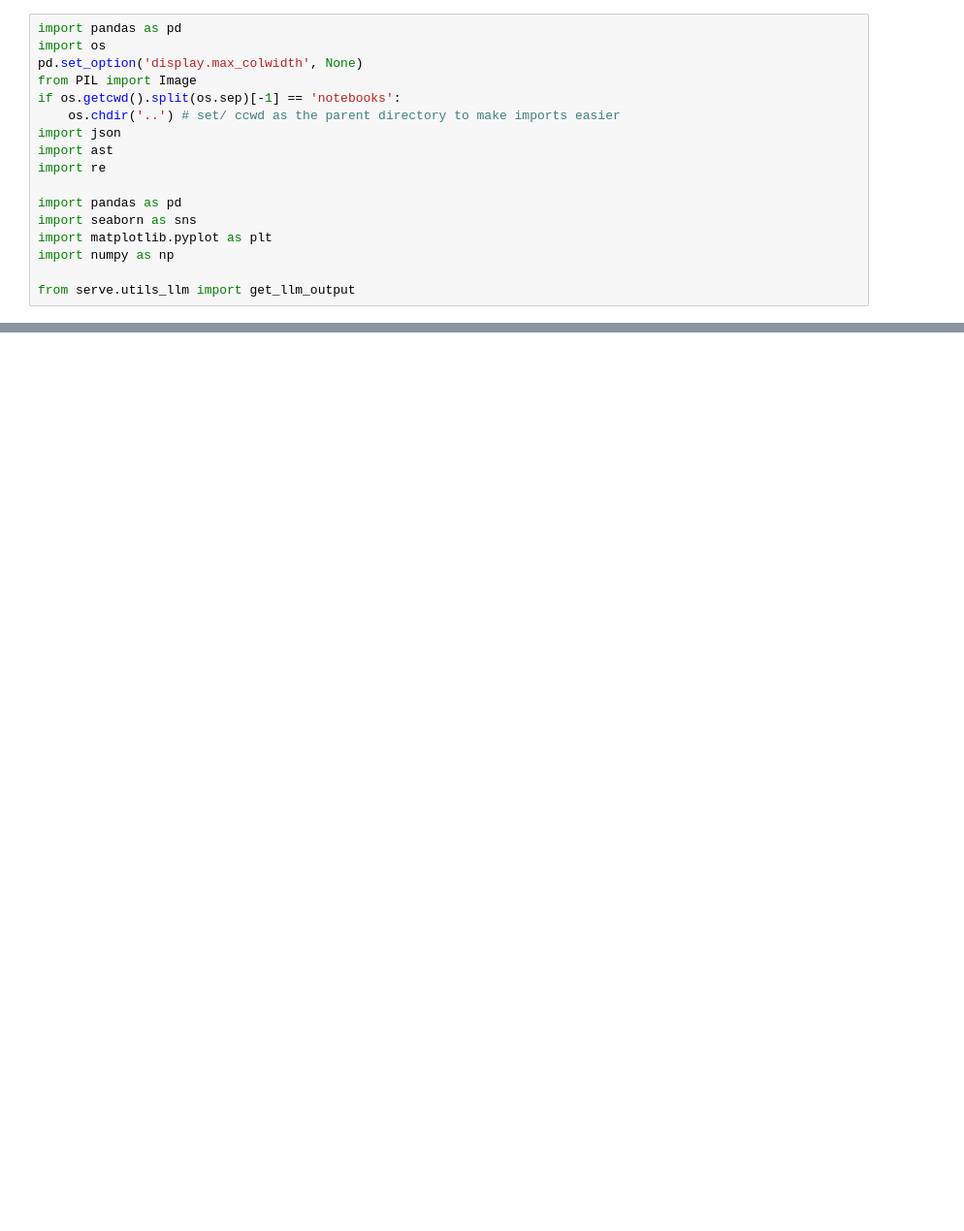
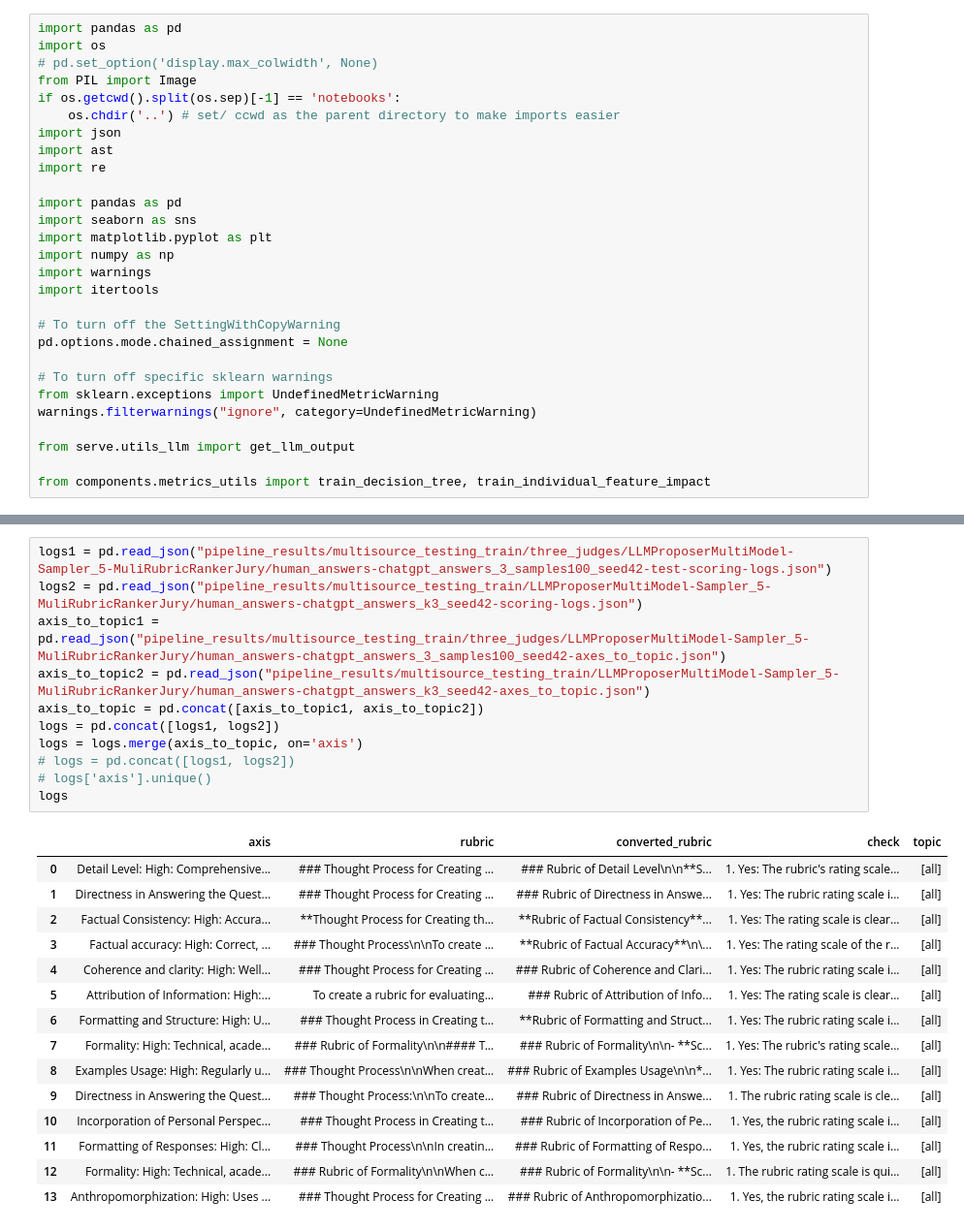
Before and after one commit to lisadunlap/Model-Book-Report, a Jupyter notebook: notebooks/playground.ipynb, the cells around one changed output, grey strips where cells are left out. Shown at 97% size. Saved outputs shown, nothing was run; the diff lists cells and outputs as text; blank space fills up the shorter version.

```diff
--- a/notebooks/playground.ipynb
+++ b/notebooks/playground.ipynb
@@ -1,7 +1,7 @@
 # %%
 import pandas as pd
 import os
-pd.set_option('display.max_colwidth', None)
+# pd.set_option('display.max_colwidth', None)
 from PIL import Image
 if os.getcwd().split(os.sep)[-1] == 'notebooks':
     os.chdir('..') # set/ ccwd as the parent directory to make imports easier
@@ -13,5 +13,16 @@ import pandas as pd
 import seaborn as sns
 import matplotlib.pyplot as plt
 import numpy as np
+import warnings
+import itertools
+
+# To turn off the SettingWithCopyWarning
+pd.options.mode.chained_assignment = None
+
+# To turn off specific sklearn warnings
+from sklearn.exceptions import UndefinedMetricWarning
+warnings.filterwarnings("ignore", category=UndefinedMetricWarning)
 
 from serve.utils_llm import get_llm_output
+
+from components.metrics_utils import train_decision_tree, train_individual_feature_impact
@@ -199,0 +333,27 @@ test.to_csv("data/gpt_vs_human/multisource_testing_test.csv", index=False)
+# %%
+logs1 = pd.read_json("pipeline_results/multisource_testing_train/three_judges/LLMProposerMultiModel-Sampler_5-MuliRubricRankerJury/human_answers-chatgpt_answers_3_samples100_seed42-test-scoring-logs.json")
+logs2 = pd.read_json("pipeline_results/multisource_testing_train/LLMProposerMultiModel-Sampler_5-MuliRubricRankerJury/human_answers-chatgpt_answers_k3_seed42-scoring-logs.json")
+axis_to_topic1 = pd.read_json("pipeline_results/multisource_testing_train/three_judges/LLMProposerMultiModel-Sampler_5-MuliRubricRankerJury/human_answers-chatgpt_answers_3_samples100_seed42-axes_to_topic.json")
+axis_to_topic2 = pd.read_json("pipeline_results/multisource_testing_train/LLMProposerMultiModel-Sampler_5-MuliRubricRankerJury/human_answers-chatgpt_answers_k3_seed42-axes_to_topic.json")
+axis_to_topic = pd.concat([axis_to_topic1, axis_to_topic2])
+logs = pd.concat([logs1, logs2])
+logs = logs.merge(axis_to_topic, on='axis')
+# logs = pd.concat([logs1, logs2])
+# logs['axis'].unique()
+logs
+# %% [output]
+|  | axis | rubric | converted_rubric | check | topic |
+| 0 | Detail Level: High: Comprehensive... | ### Thought Process for Creating ... | ### Rubric of Detail Level\n\n**S... | 1. Yes: The rubric's rating scale... | [all] |
+| 1 | Directness in Answering the Quest... | ### Thought Process for Creating ... | ### Rubric of Directness in Answe... | 1. Yes: The rubric rating scale i... | [all] |
+| 2 | Factual Consistency: High: Accura... | **Thought Process for Creating th... | **Rubric of Factual Consistency**... | 1. Yes: The rating scale is clear... | [all] |
+| 3 | Factual accuracy: High: Correct, ... | ### Thought Process\n\nTo create ... | **Rubric of Factual Accuracy**\n\... | 1. Yes: The rating scale of the r... | [all] |
+| 4 | Coherence and clarity: High: Well... | ### Thought Process for Creating ... | ### Rubric of Coherence and Clari... | 1. Yes: The rubric rating scale i... | [all] |
+| 5 | Attribution of Information: High:... | To create a rubric for evaluating... | ### Rubric of Attribution of Info... | 1. Yes: The rating scale is clear... | [all] |
+| 6 | Formatting and Structure: High: U... | ### Thought Process in Creating t... | **Rubric of Formatting and Struct... | 1. Yes: The rubric rating scale i... | [all] |
+| 7 | Formality: High: Technical, acade... | ### Rubric of Formality\n\n#### T... | ### Rubric of Formality\n\n- **Sc... | 1. Yes: The rubric's rating scale... | [all] |
+| 8 | Examples Usage: High: Regularly u... | ### Thought Process\n\nWhen creat... | ### Rubric of Examples Usage\n\n*... | 1. Yes: The rubric rating scale i... | [all] |
+| 9 | Directness in Answering the Quest... | ### Thought Process:\n\nTo create... | ### Rubric of Directness in Answe... | 1. The rubric rating scale is cle... | [all] |
+| 10 | Incorporation of Personal Perspec... | ### Thought Process in Creating t... | ### Rubric of Incorporation of Pe... | 1. Yes, the rubric rating scale i... | [all] |
+| 11 | Formatting of Responses: High: Cl... | ### Thought Process\n\nIn creatin... | ### Rubric of Formatting of Respo... | 1. Yes, the rubric rating scale i... | [all] |
+| 12 | Formality: High: Technical, acade... | ### Rubric of Formality\n\nWhen c... | ### Rubric of Formality\n\n- **Sc... | 1. The rubric rating scale is qui... | [all] |
+| 13 | Anthropomorphization: High: Uses ... | ### Thought Process for Creating ... | ### Rubric of Anthropomorphizatio... | 1. Yes, the rubric rating scale i... | [all] |
```
Also changed, not shown: parts of 20 cells of this notebook, 6 other files.
